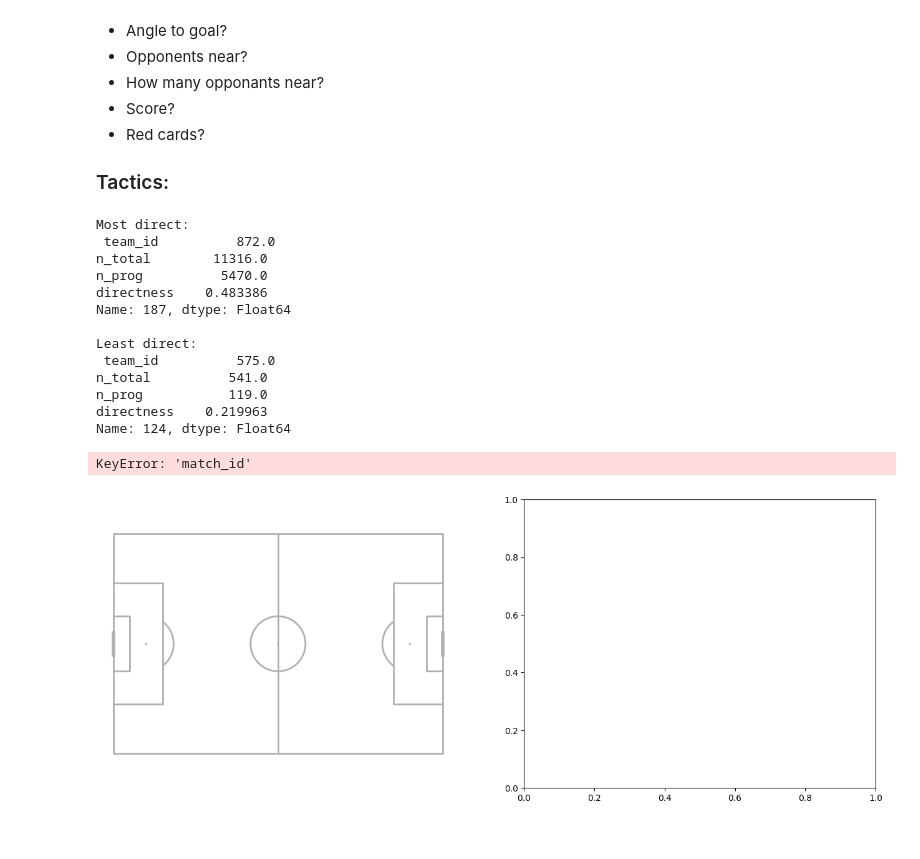
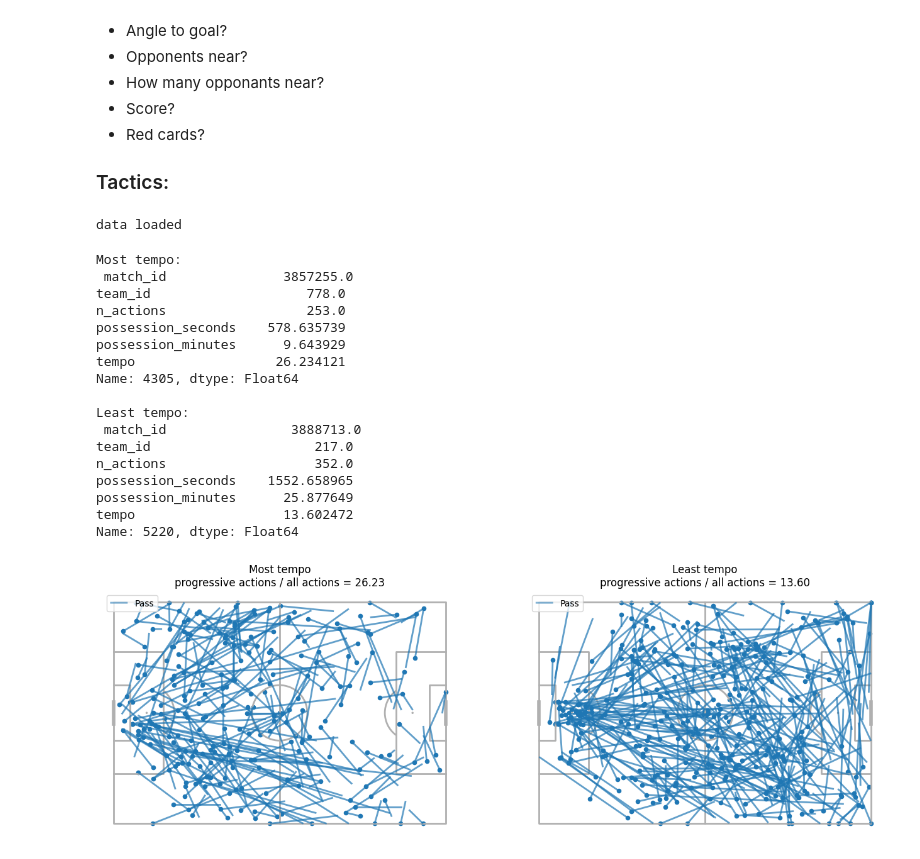
Before and after one commit to Stefan-coder1/Exjobb, a Jupyter notebook: feature_engineer.ipynb, the cells around one changed output. Drawn from its saved outputs; the diff is of its cells as text; code cells hidden in the pictures.

Commit message:
tempo

```diff
--- a/feature_engineer.ipynb
+++ b/feature_engineer.ipynb
@@ -42,11 +43,13 @@ actions=("Pass", "Carry", "Dribble")
 action_types_exclude = ["Throw-in", "Corner", "Free Kick", "Kick-off", "Goal Kick"]
 df = load_360_data(actions, three_sixty_only=False)
 
-
+print("data loaded")
 
 #is_dead_ball_action = df["pass_type"].isin(action_types_exclude)
 
 
 actions = get_progressive_actions(df=df)
 prog_passes = actions[actions["is_progressive"] == True]
+# %% [output]
+data loaded
 # %%
@@ -91,7 +203,7 @@ def plot_two_matches(df, a, b):
     for ax, row, title in zip(
         axes,
         [a, b],
-        ["Widest match", "Most central match"]
+        ["Most tempo", "Least tempo"]
     ):
         pitch.draw(ax=ax)
 
@@ -103,6 +215,7 @@ def plot_two_matches(df, a, b):
 
         passes  = subset[subset["type"] == "Pass"]
         carries = subset[subset["type"] == "Carry"]
+        dribbles = subset[subset["type"] == "Dribble"]
 
         # --- passes (blue) ---
         pitch.lines(
@@ -116,7 +229,7 @@ def plot_two_matches(df, a, b):
             ax=ax, s=20, color="tab:blue"
         )
 
-        # --- carries (orange) ---
+        """        # --- carries (orange) ---
         pitch.lines(
             carries["x"], carries["y"],
             carries["endx"], carries["endy"],
@@ -128,41 +241,52 @@ def plot_two_matches(df, a, b):
             ax=ax, s=20, color="tab:orange"
         )
 
+        # --- dribbles (green) ---
+        pitch.lines(
+            dribbles["x"], dribbles["y"],
+            dribbles["endx"], dribbles["endy"],
+            ax=ax,
+            lw=2, alpha=0.7, color="tab:green", label="Dribble"
+        )
+        pitch.scatter(
+            dribbles["x"], dribbles["y"],
+            ax=ax, s=20, color="tab:green"
+        )
+        """
         ax.set_title(
-        f"{title}\nprogressive actions / all actions = {row['directness']:.2f}"
+        f"{title}\nprogressive actions / all actions = {row['tempo']:.2f}"
 )
         ax.legend(loc="upper left")
 
     plt.show()
 assert "is_progressive" in prog_passes.columns
 # 1) compute "directness" = progressive share per match/team
-directness_mt = calc_directness(actions, match=False)  # returns match_id, team_id, n_total, n_prog, directness
+tempo = calc_tempo(df, match=True)  # returns match_id, team_id, n_total, n_prog, directness
 
-# (optional) drop groups with very few actions so you don't pick a weird tiny-sample match
-directness_mt = directness_mt[directness_mt["n_total"] >= 30].copy()
+most_tempo = tempo.sort_values("tempo", ascending=False).iloc[0]
+least_tempo = tempo.sort_values("tempo", ascending=True).iloc[0]
 
-# 2) pick most / least direct
-most_direct  = directness_mt.loc[directness_mt["directness"].idxmax()]
-least_direct = directness_mt.loc[directness_mt["directness"].idxmin()]
-
-print("Most direct:\n", most_direct, "\n")
-print("Least direct:\n", least_direct, "\n")
+print("Most tempo:\n", most_tempo, "\n")
+print("Least tempo:\n", least_tempo, "\n")
 # %% [output]
-Most direct:
- team_id          872.0
-n_total        11316.0
-n_prog          5470.0
-directness    0.483386
-Name: 187, dtype: Float64
+Most tempo:
+ match_id               3857255.0
+team_id                    778.0
+n_actions                  253.0
+possession_seconds    578.635739
+possession_minutes      9.643929
+tempo                  26.234121
+Name: 4305, dtype: Float64
 
-Least direct:
- team_id          575.0
-n_total          541.0
-n_prog           119.0
-directness    0.219963
-Name: 124, dtype: Float64
+Least tempo:
+ match_id                3888713.0
+team_id                     217.0
+n_actions                   352.0
+possession_seconds    1552.658965
+possession_minutes      25.877649
+tempo                   13.602472
+Name: 5220, dtype: Float64
 # %%
-plot_two_matches(actions, most_direct, least_direct)
+plot_two_matches(df, most_tempo, least_tempo)
 # %% [output]
-KeyError: 'match_id'
-[figure, old version]
+[figure, new version]
```
Also changed, not shown: parts of 5 cells of this notebook, 5 other files.
